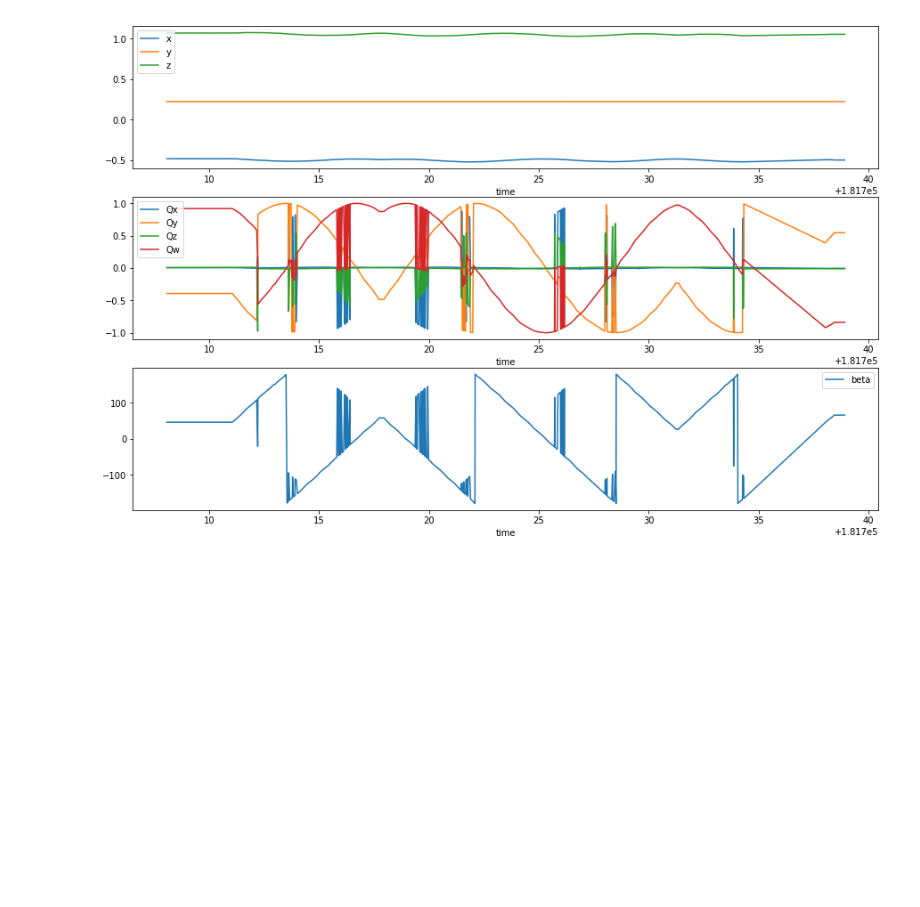
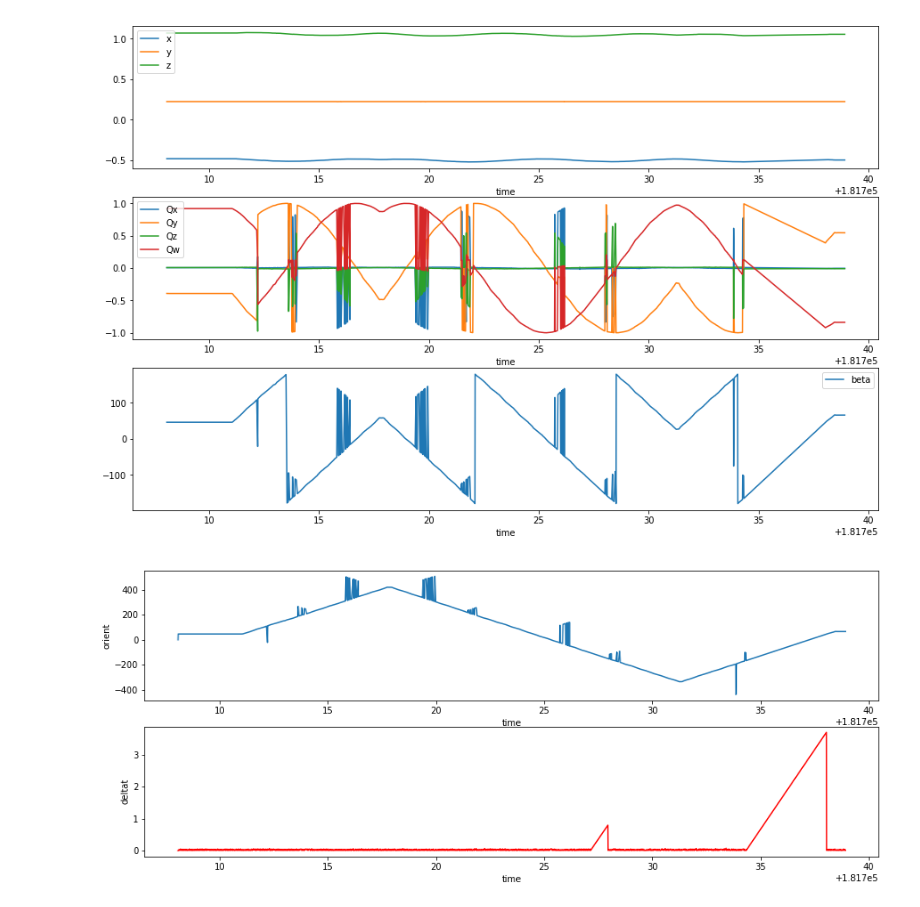
Before and after one commit to gergelyhunyady/DL_HW, a Jupyter notebook: Code/Bazs/Data_preprocess.ipynb, the cells around one changed output. Drawn from its saved outputs; the diff is of its cells as text; code cells hidden in the pictures; blank space fills up the shorter version.

```diff
--- a/Code/Bazs/Data_preprocess.ipynb
+++ b/Code/Bazs/Data_preprocess.ipynb
@@ -126,3 +143,19 @@ df.plot(x='time', y='beta', ax=ax6)
 # %% [output]
 <matplotlib.axes._subplots.AxesSubplot at 0x...>
 [figure]
+# %%
+plt.figure(figsize=(15,6))
+# equivalent but more general
+ax1=plt.subplot(2, 1, 1)
+ax1=plt.plot(dfarray[:,time],dfarray[:,orient])
+plt.xlabel('time')
+plt.ylabel('orient')
+
+ax2=plt.subplot(212)
+ax2=plt.plot(dfarray[:,time],dfarray[:,deltat], color="red")
+plt.xlabel('time')
+plt.ylabel('deltat')
+
+plt.show()
+# %% [output]
+[figure, added]
```
Also changed, not shown: parts of 3 cells of this notebook.
